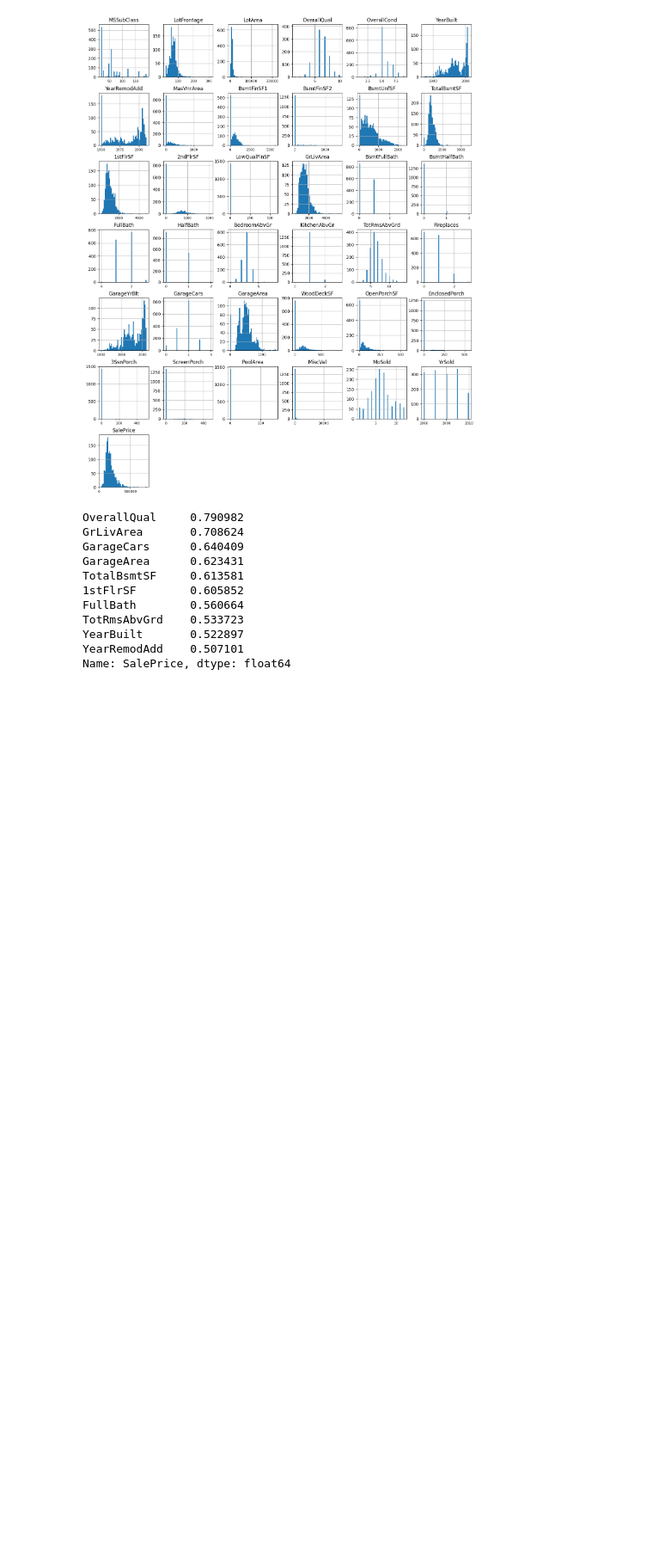
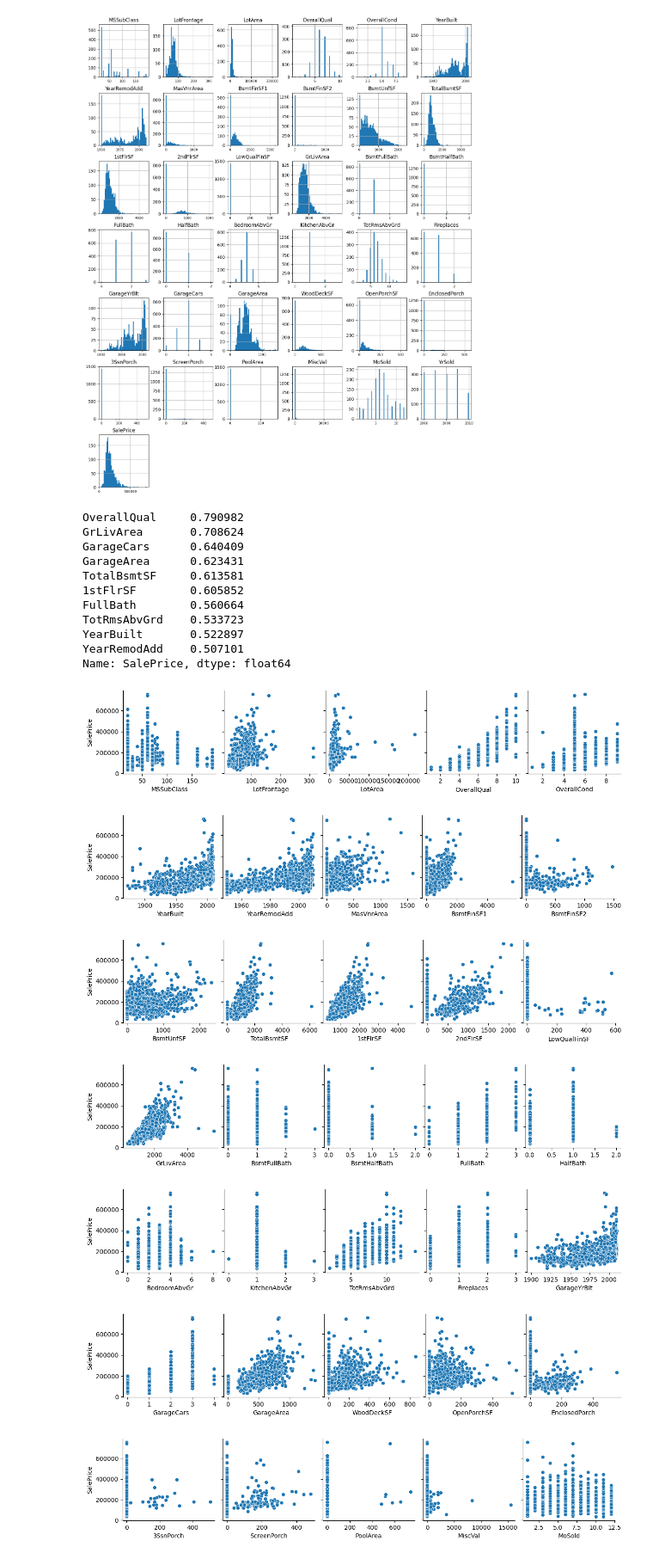
Before and after one commit to Ravestro/Detailed-exploratory-data-analysis-with-python, a Jupyter notebook: code.ipynb, the cells around one changed output. Shown at 86% size. Drawn from its saved outputs; the diff is of its cells as text; code cells hidden in the pictures; blank space fills up the shorter version.

```diff
--- a/code.ipynb
+++ b/code.ipynb
@@ -122,3 +123,14 @@ TotRmsAbvGrd    0.533723
 YearBuilt       0.522897
 YearRemodAdd    0.507101
 Name: SalePrice, dtype: float64
+# %%
+for i in range(0,len(dff_num.columns),5):
+    sns.pairplot(dff_num,x_vars=dff_num.columns[i:i+5],y_vars=['SalePrice'])
+# %% [output]
+[figure, added]
+[figure, added]
+[figure, added]
+[figure, added]
+[figure, added]
+[figure, added]
+[figure, added]
```
Also changed, not shown: parts of 12 cells of this notebook.
